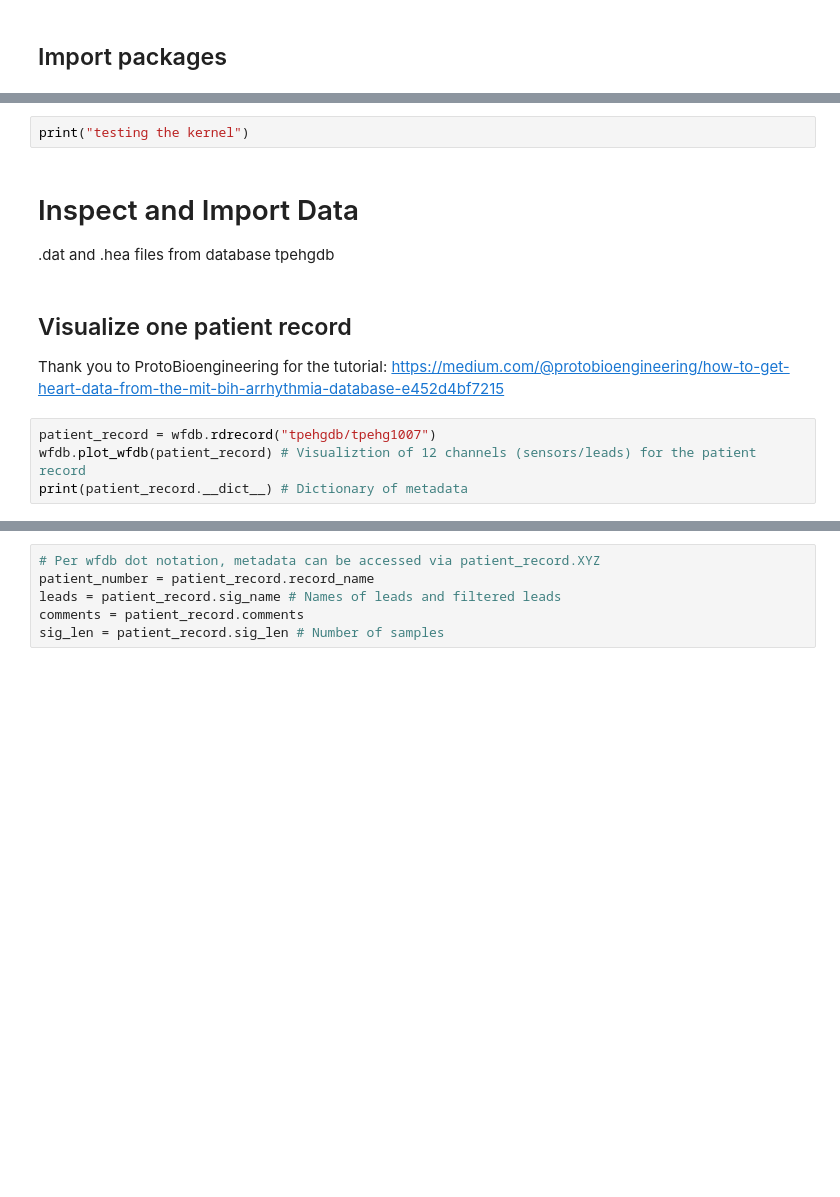
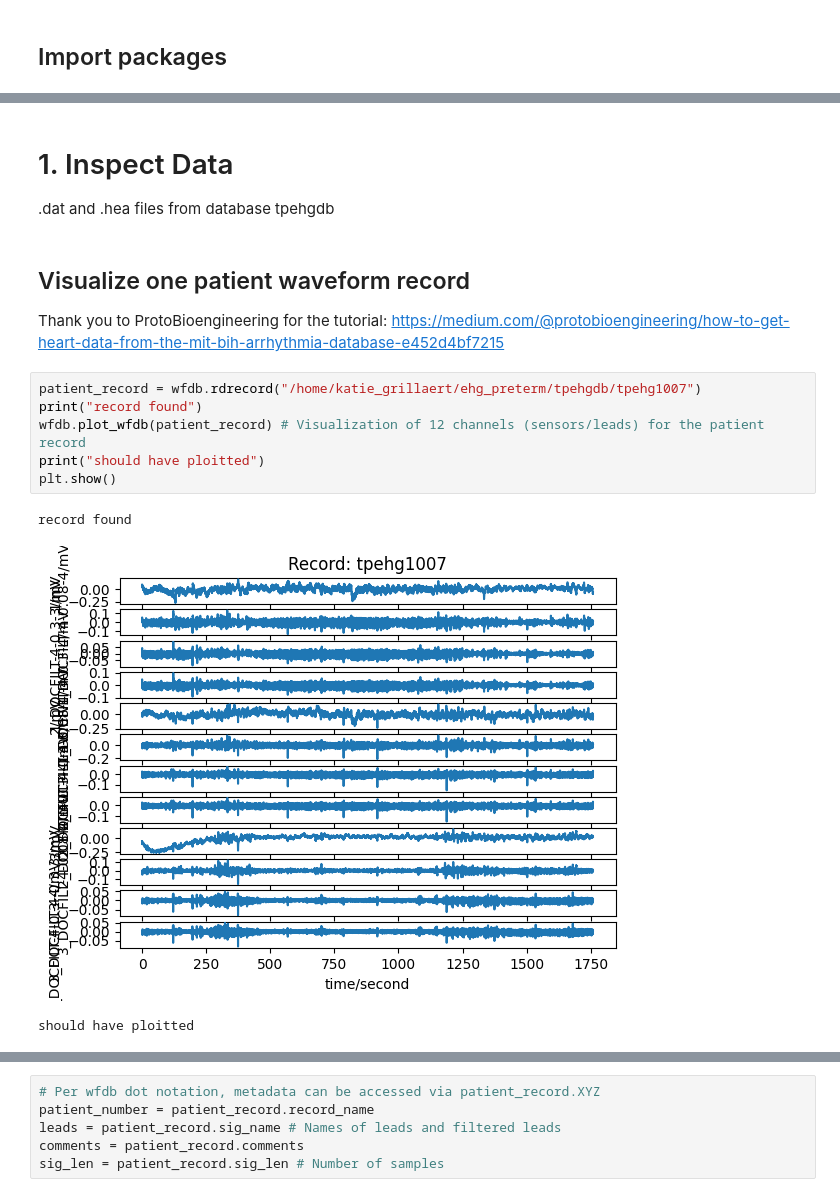
Before and after one commit to kgrillaert/ehg_tda, a Jupyter notebook: EHG_Preterm.ipynb, the cells around one changed output, grey strips where cells are left out. Drawn from its saved outputs; the diff is of its cells as text; blank space fills up the shorter version.

```diff
--- a/EHG_Preterm.ipynb
+++ b/EHG_Preterm.ipynb
@@ -88,13 +115,17 @@ from io import StringIO
-# %%
-print("testing the kernel")
 # %% [markdown]
-# Inspect and Import Data
+# 1. Inspect Data
 .dat and .hea files from database tpehgdb
 # %% [markdown]
-## Visualize one patient record
+## Visualize one patient waveform record
 
 Thank you to ProtoBioengineering for the tutorial: https://medium.com/@protobioengineering/how-to-get-heart-data-from-the-mit-bih-arrhythmia-database-e452d4bf7215
 # %%
-patient_record = wfdb.rdrecord("tpehgdb/tpehg1007")
-wfdb.plot_wfdb(patient_record) # Visualiztion of 12 channels (sensors/leads) for the patient record
-print(patient_record.__dict__) # Dictionary of metadata
+patient_record = wfdb.rdrecord("/home/katie_grillaert/ehg_preterm/tpehgdb/tpehg1007")
+print("record found")
+wfdb.plot_wfdb(patient_record) # Visualization of 12 channels (sensors/leads) for the patient record
+print("should have ploitted")
+plt.show()
+# %% [output]
+record found
+[figure, added]
+should have ploitted
```
Also changed, not shown: parts of 68 cells of this notebook.
